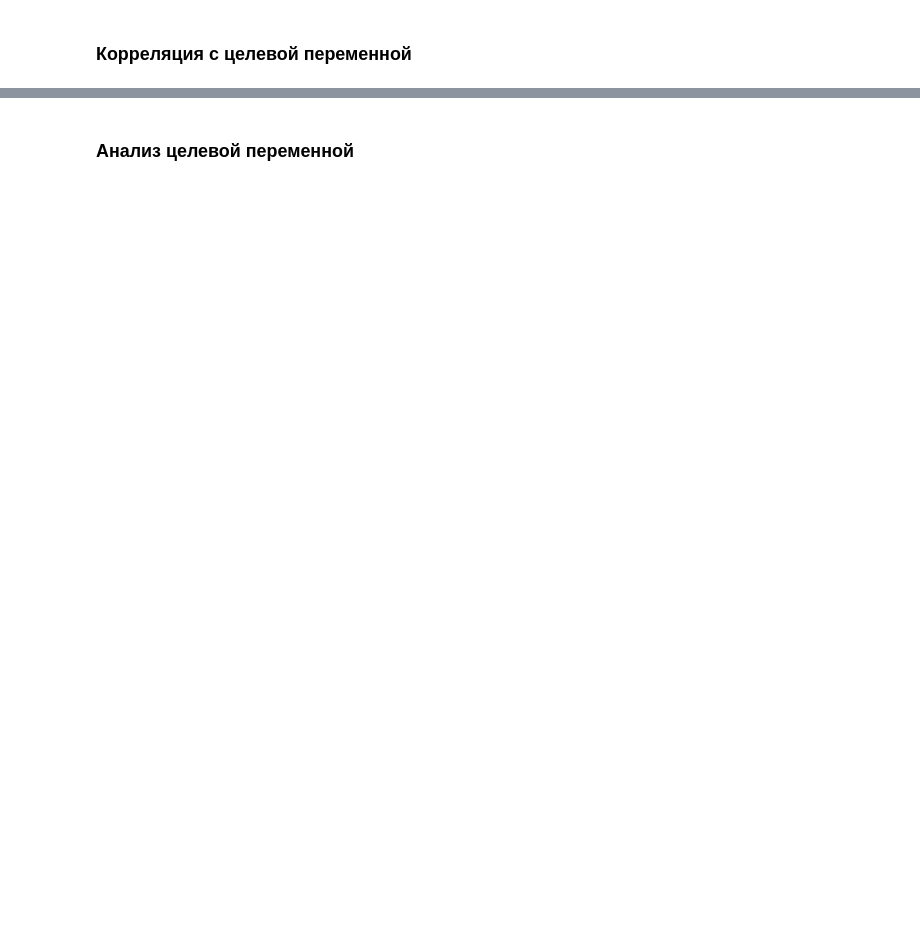
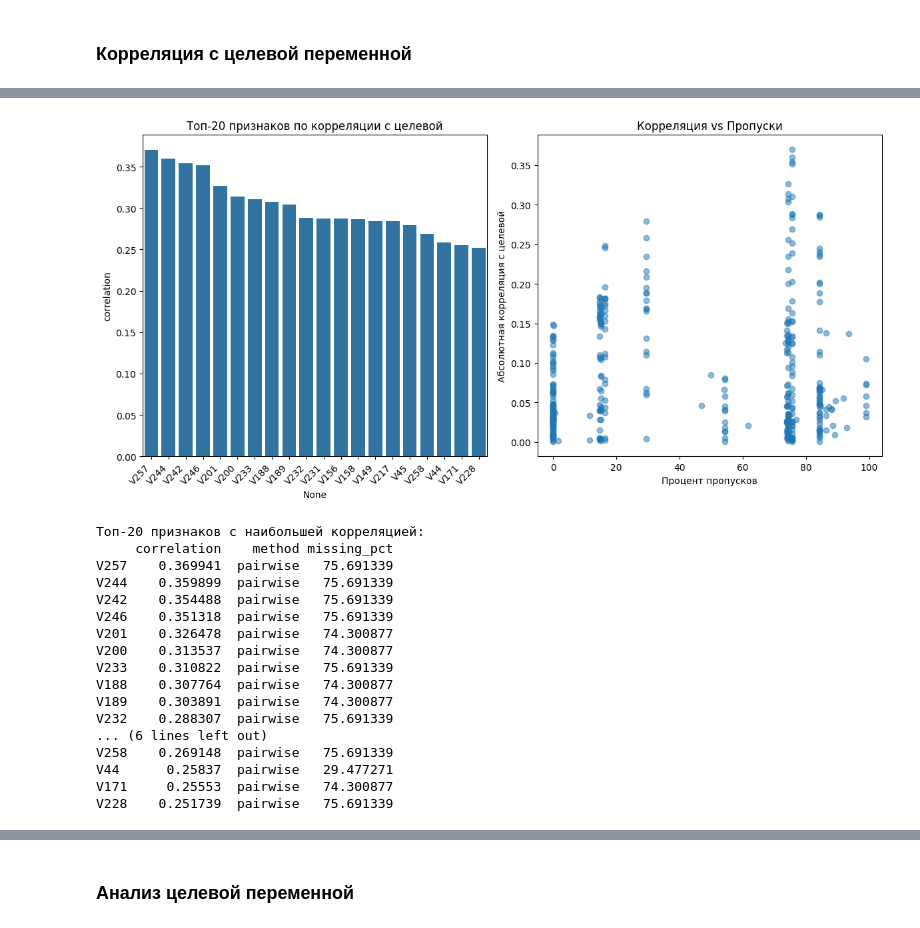
Before and after one commit to psaw/hse-ai24-ml, a Jupyter notebook: hw-7/ML_AI24_HT7.ipynb, the cells around one changed output, grey strips where cells are left out. Cells and saved outputs as stored; diff of their text form; code cells hidden in the pictures; blank space fills up the shorter version.

```diff
--- a/hw-7/ML_AI24_HT7.ipynb
+++ b/hw-7/ML_AI24_HT7.ipynb
@@ -356,0 +321,44 @@ V228: 75.69%
+# %%
+# Визуализация результатов
+plt.figure(figsize=(12, 6))
+
+#  топ-20 корреляций
+plt.subplot(1, 2, 1)
+top_correlations = tgt_corrs.head(20)
+sns.barplot(x=top_correlations.index, y='correlation', data=top_correlations)
+plt.xticks(rotation=45, ha='right')
+plt.title('Топ-20 признаков по корреляции с целевой')
+plt.tight_layout()
+
+# Scatter plot для процента пропусков vs корреляция
+plt.subplot(1, 2, 2)
+plt.scatter(tgt_corrs['missing_pct'], tgt_corrs['correlation'], alpha=0.5)
+plt.xlabel('Процент пропусков')
+plt.ylabel('Абсолютная корреляция с целевой')
+plt.title('Корреляция vs Пропуски')
+
+plt.tight_layout()
+plt.show()
+
+# Выводим топ признаки с их характеристиками
+print("\nТоп-20 признаков с наибольшей корреляцией:")
+print(tgt_corrs.head(20).round(3))
+# %% [output]
+[figure, added]
+Топ-20 признаков с наибольшей корреляцией:
+     correlation    method missing_pct
+V257    0.369941  pairwise   75.691339
+V244    0.359899  pairwise   75.691339
+V242    0.354488  pairwise   75.691339
+V246    0.351318  pairwise   75.691339
+V201    0.326478  pairwise   74.300877
+V200    0.313537  pairwise   74.300877
+V233    0.310822  pairwise   75.691339
+V188    0.307764  pairwise   74.300877
+V189    0.303891  pairwise   74.300877
+V232    0.288307  pairwise   75.691339
+... (6 lines left out)
+V258    0.269148  pairwise   75.691339
+V44      0.25837  pairwise   29.477271
+V171     0.25553  pairwise   74.300877
+V228    0.251739  pairwise   75.691339
```
Also changed, not shown: parts of 46 cells of this notebook, 1 other file.
